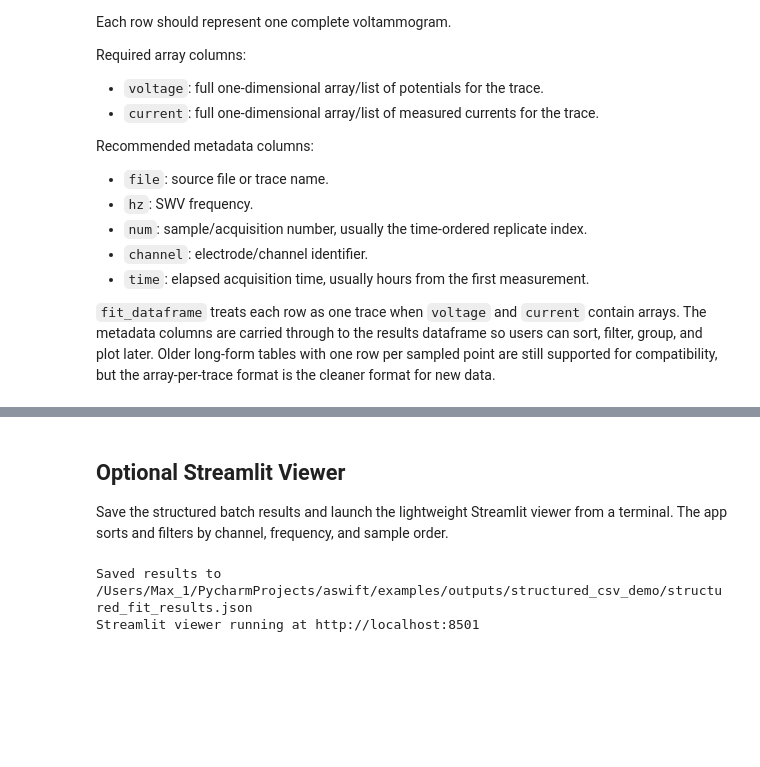
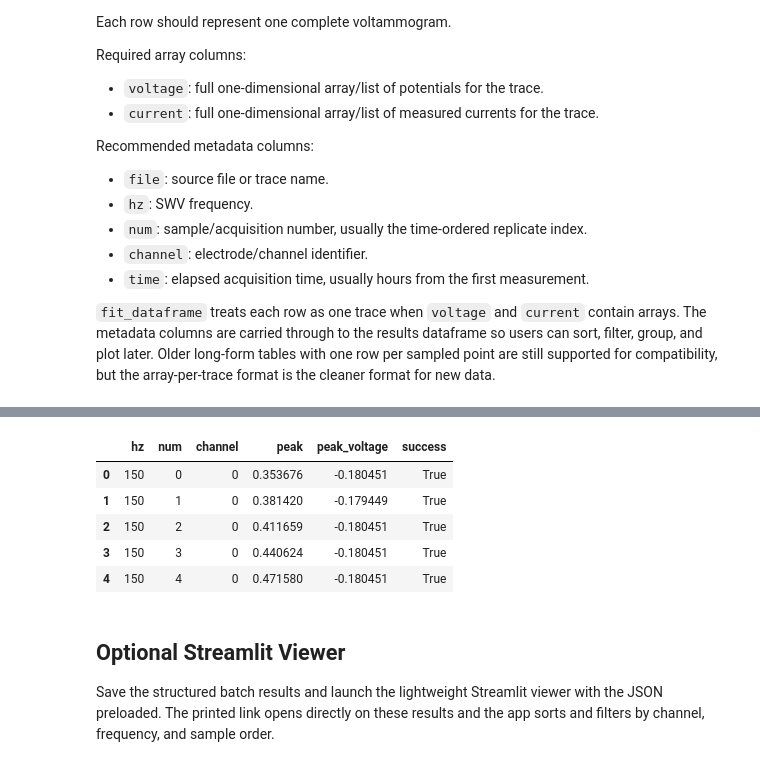
Before and after one commit to Soh-Lab/aswift, a Jupyter notebook: examples/02_csv_workflow.ipynb, the cells around one changed output, grey strips where cells are left out. Cells and saved outputs as stored; diff of their text form; code cells hidden in the pictures; blank space fills up the shorter version.

```diff
--- a/examples/02_csv_workflow.ipynb
+++ b/examples/02_csv_workflow.ipynb
@@ -121,56 +95,19 @@ results[["hz", "num", "channel", "peak", "peak_voltage", "success"]].head()
+# %%
+results = fit_dataframe(
+    df,
+    method="aswift",    # or "poly_linear"
+    n_workers=1,
+)
+
+results[["hz", "num", "channel", "peak", "peak_voltage", "success"]].head()
+# %% [output]
+|  | hz | num | channel | peak | peak_voltage | success |
+| 0 | 150 | 0 | 0 | 0.353676 | -0.180451 | True |
+| 1 | 150 | 1 | 0 | 0.381420 | -0.179449 | True |
+| 2 | 150 | 2 | 0 | 0.411659 | -0.180451 | True |
+| 3 | 150 | 3 | 0 | 0.440624 | -0.180451 | True |
+| 4 | 150 | 4 | 0 | 0.471580 | -0.180451 | True |
 # %% [markdown]
 ## Optional Streamlit Viewer
 
-Save the structured batch results and launch the lightweight Streamlit viewer from a terminal. The app sorts and filters by channel, frequency, and sample order.
+Save the structured batch results and launch the lightweight Streamlit viewer with the JSON preloaded. The printed link opens directly on these results and the app sorts and filters by channel, frequency, and sample order.
-# %%
-OUTPUT_DIR = Path("outputs/structured_csv_demo")
-RESULTS_JSON = OUTPUT_DIR / "structured_fit_results.json"
-SIGNAL_TABLE_CSV = OUTPUT_DIR / "structured_signal_table.csv"
-
-OUTPUT_DIR.mkdir(parents=True, exist_ok=True)
-results.to_json(RESULTS_JSON, orient="records", indent=2)
-signal_table.to_csv(SIGNAL_TABLE_CSV, index=False)
-
-import socket
-import subprocess
-import time
-
-
-def available_port(preferred=8501):
-    for port in (preferred, 0):
-        with socket.socket() as sock:
-            try:
-                sock.bind(("localhost", port))
-            except OSError:
-                continue
-            return sock.getsockname()[1]
-    raise RuntimeError("Could not find an available Streamlit port.")
-
-
-viewer_script = (repo_root / "analysis" / "structured_results_viewer.py").resolve()
-results_json = RESULTS_JSON.resolve()
-port = available_port()
-viewer_process = subprocess.Popen(
-    [
-        sys.executable,
-        "-m",
-        "streamlit",
-        "run",
-        "--server.headless=true",
-        f"--server.port={port}",
-        str(viewer_script),
-        "--",
-        str(results_json),
-    ],
-    cwd=repo_root,
-    stdout=subprocess.DEVNULL,
-    stderr=subprocess.STDOUT,
-)
-time.sleep(1)
-if viewer_process.poll() is not None:
-    raise RuntimeError("Streamlit failed to start. Confirm streamlit is installed in this notebook kernel.")
-print(f"Saved results to {results_json}")
-print(f"Streamlit viewer running at http://localhost:{port}")
-# %% [output]
-Saved results to /Users/Max_1/PycharmProjects/aswift/examples/outputs/structured_csv_demo/structured_fit_results.json
-Streamlit viewer running at http://localhost:8501
```
Also changed, not shown: parts of 10 cells of this notebook, 20 other files.
